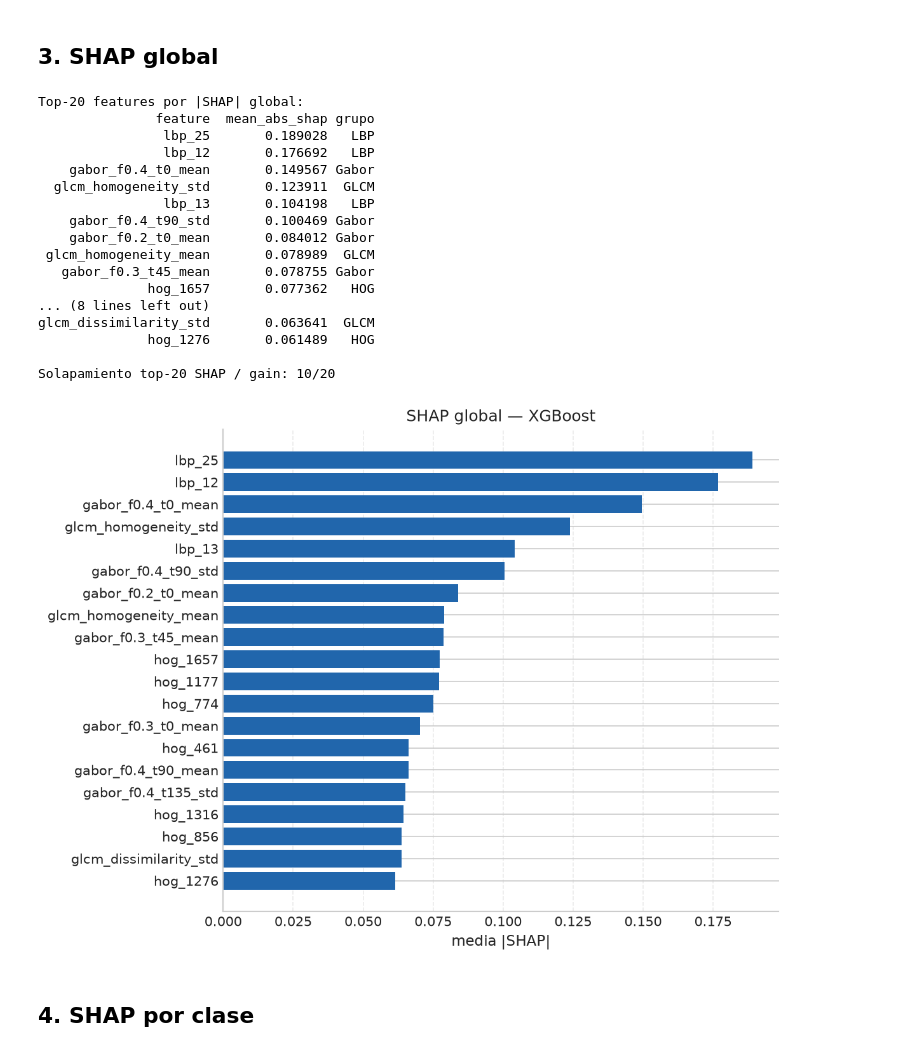
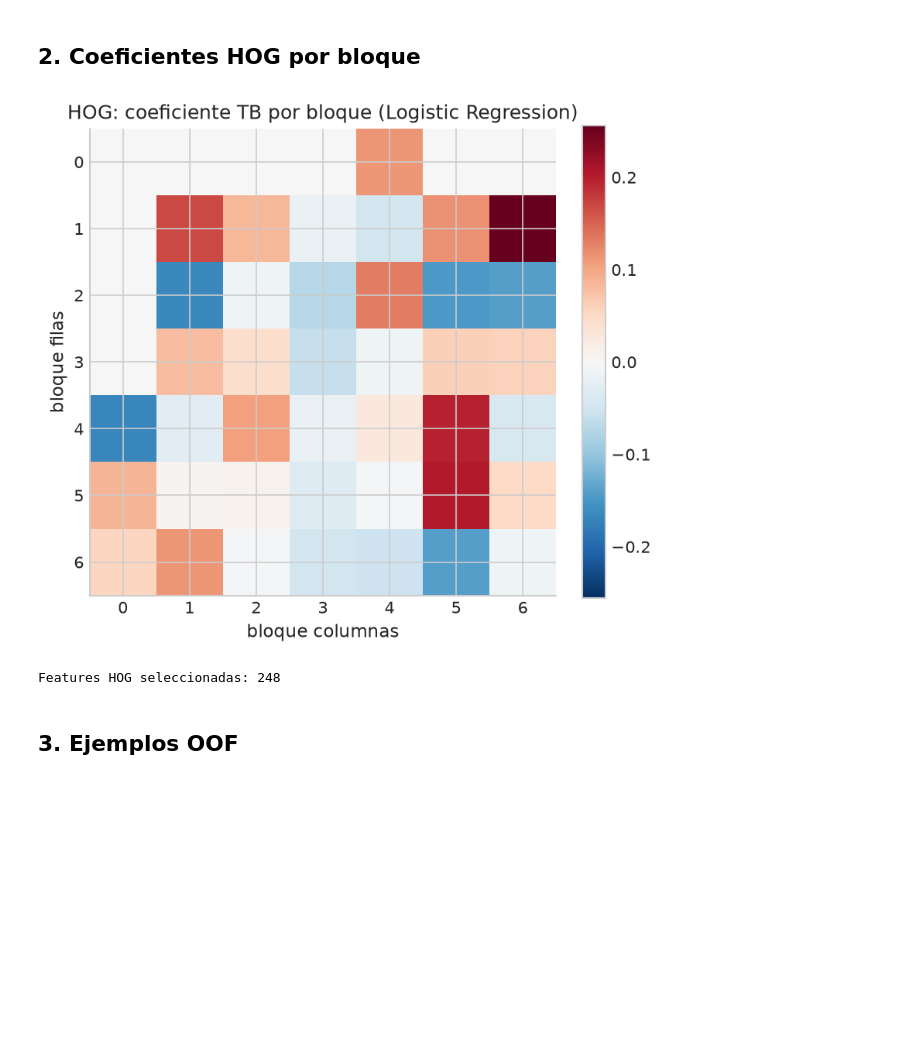
Before and after one commit to KevEstr/CAD_TBX11K, a Jupyter notebook: notebooks/10_Interpretabilidad.ipynb, the cells around one changed output. Cells and saved outputs as stored; diff of their text form; code cells hidden in the pictures; blank space fills up the shorter version.

```diff
--- a/notebooks/10_Interpretabilidad.ipynb
+++ b/notebooks/10_Interpretabilidad.ipynb
@@ -233,52 +137,30 @@ Salida explicada: margen/log-odds del XGBoost (multi:softprob), no probabilidad.
+# %% [markdown]
+## 2. Coeficientes HOG por bloque
+# %%
+hog = importancia[importancia['feature'].str.startswith('hog_')].copy()
+grid = np.zeros((7, 7), dtype=float)
+counts = np.zeros((7, 7), dtype=float)
+for _, fila in hog.iterrows():
+    idx = int(fila['feature'].split('_')[1])
+    bloque = idx // 36
+    br, bc = divmod(bloque, 7)
+    grid[br, bc] += fila['tb']
+    counts[br, bc] += 1
+grid = np.divide(grid, counts, out=np.zeros_like(grid), where=counts > 0)
+
+vmax = float(np.abs(grid).max()) if np.abs(grid).max() > 0 else 1.0
+fig, ax = plt.subplots(figsize=(5.5, 5))
+im = ax.imshow(grid, cmap='RdBu_r', vmin=-vmax, vmax=vmax)
+ax.set_title(f'HOG: coeficiente TB por bloque ({seleccionado})')
+ax.set_xlabel('bloque columnas')
+ax.set_ylabel('bloque filas')
+fig.colorbar(im, ax=ax, fraction=0.046)
+fig.tight_layout()
+fig.savefig(REPORTS_DIR / '10_hog_coeficientes.png', dpi=220, bbox_inches='tight')
+plt.show()
+print('Features HOG seleccionadas:', len(hog))
+# %% [output]
+[figure, added]
+Features HOG seleccionadas: 248
 # %% [markdown]
-## 3. SHAP global
+## 3. Ejemplos OOF
-# %%
-# Importancia global: media de |SHAP| sobre muestras y clases.
-# Control de coherencia con la importancia nativa del XGBoost (gain).
-# No es una validación independiente: ambos describen el mismo modelo.
-
-abs_sv = np.abs(sv.values)
-imp_global = abs_sv.mean(axis=(0, 2))
-top = np.argsort(imp_global)[::-1][:20]
-
-tabla = pd.DataFrame({
-    'feature': [feature_names[i] for i in top],
-    'mean_abs_shap': imp_global[top],
-    'grupo': [grupo_feature(feature_names[i]) for i in top],
-})
-print('Top-20 features por |SHAP| global:')
-print(tabla.round(6).to_string(index=False))
-
-top_shap = set(top)
-top_gain = set(np.argsort(clf.feature_importances_)[::-1][:20])
-print()
-print(f'Solapamiento top-20 SHAP / gain: {len(top_shap & top_gain)}/20')
-
-fig, ax = plt.subplots(figsize=(8, 6))
-ax.barh(tabla['feature'][::-1], tabla['mean_abs_shap'][::-1], color='#2166AC')
-ax.set_xlabel('media |SHAP|', fontsize=11)
-ax.set_title('SHAP global — XGBoost', fontsize=12)
-ax.grid(True, axis='x', linestyle='--', alpha=0.4)
-fig.tight_layout()
-plt.show()
-# %% [output]
-Top-20 features por |SHAP| global:
-               feature  mean_abs_shap grupo
-                lbp_25       0.189028   LBP
-                lbp_12       0.176692   LBP
-    gabor_f0.4_t0_mean       0.149567 Gabor
-  glcm_homogeneity_std       0.123911  GLCM
-                lbp_13       0.104198   LBP
-    gabor_f0.4_t90_std       0.100469 Gabor
-    gabor_f0.2_t0_mean       0.084012 Gabor
- glcm_homogeneity_mean       0.078989  GLCM
-   gabor_f0.3_t45_mean       0.078755 Gabor
-              hog_1657       0.077362   HOG
-... (8 lines left out)
-glcm_dissimilarity_std       0.063641  GLCM
-              hog_1276       0.061489   HOG
-
-Solapamiento top-20 SHAP / gain: 10/20
-[figure, removed]
-# %% [markdown]
-## 4. SHAP por clase
```
Also changed, not shown: parts of 24 cells of this notebook, 24 other files.
